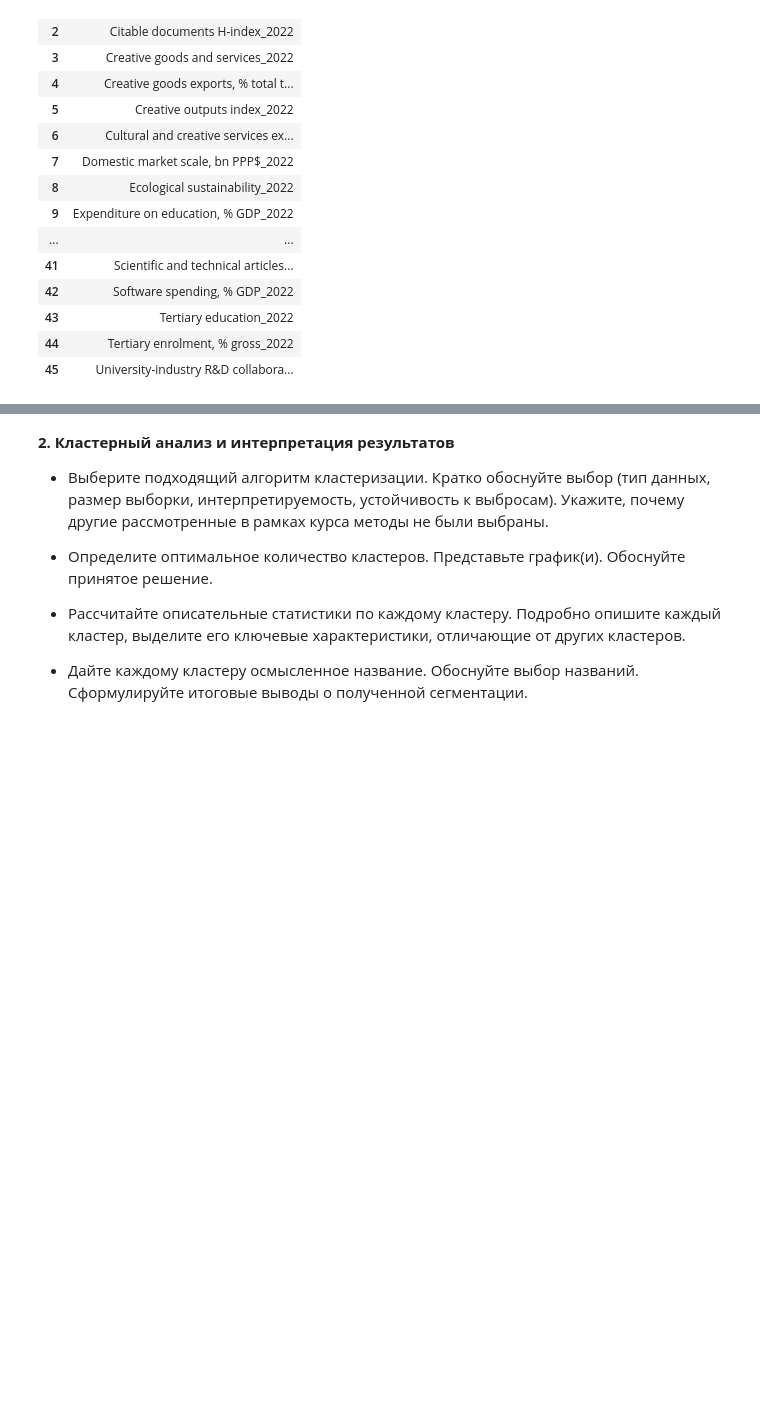
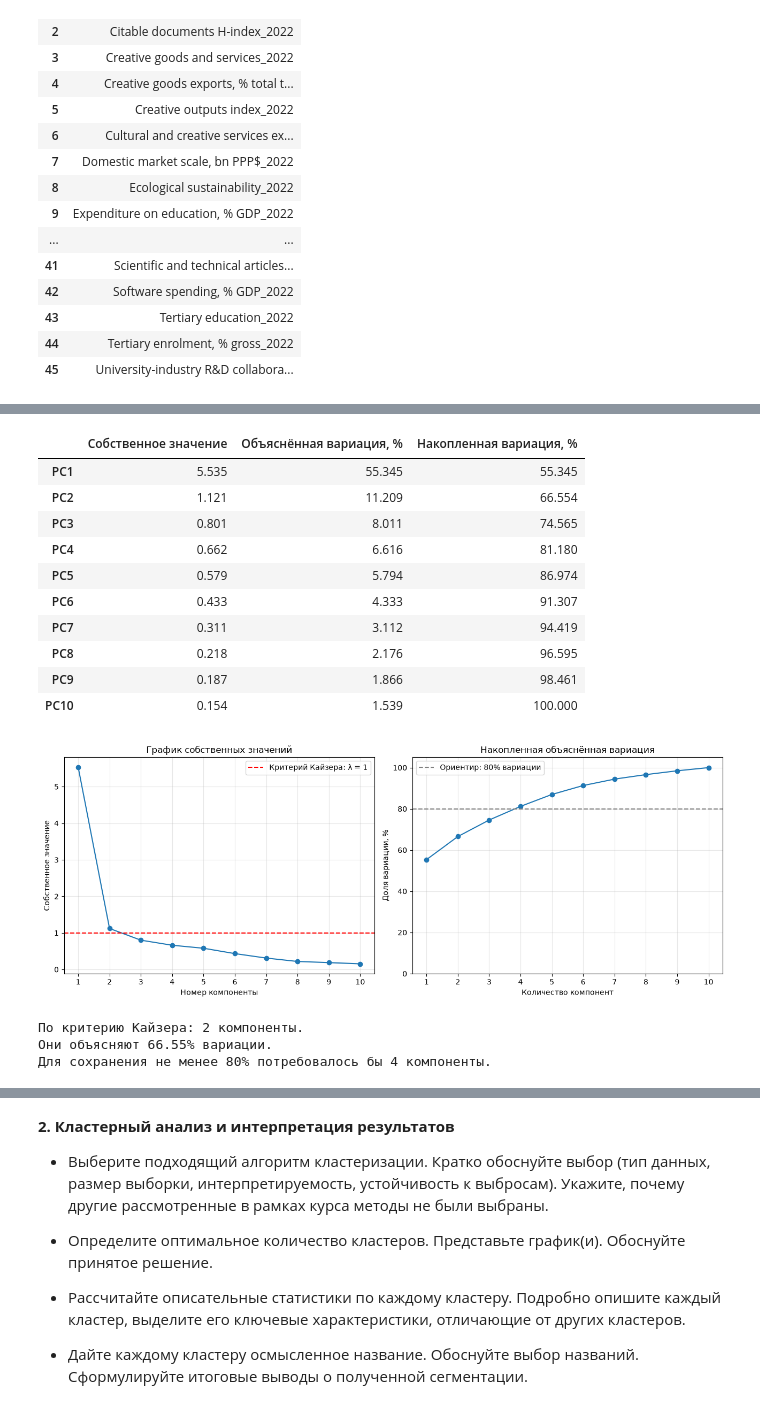
Before and after one commit to NickNatGame/Andan, a Jupyter notebook: NIS_ПЗ3.ipynb, the cells around one changed output, grey strips where cells are left out. Drawn from its saved outputs; the diff is of its cells as text; code cells hidden in the pictures; blank space fills up the shorter version.

```diff
--- a/NIS_ПЗ3.ipynb
+++ b/NIS_ПЗ3.ipynb
@@ -171,0 +263,61 @@ print(f'Исключено стран с пропусками: {len(df1) - len(X
+# %%
+scaler = StandardScaler()
+X_scaled = pd.DataFrame(
+    scaler.fit_transform(X), index=X.index, columns=features,
+)
+
+pca_full = PCA(svd_solver='full')
+pca_full.fit(X_scaled)
+
+# PCA использует дисперсию с ddof=1, а StandardScaler — с ddof=0.
+# Приводим собственные значения к шкале корреляционной матрицы.
+eigenvalues = pca_full.explained_variance_ * (len(X) - 1) / len(X)
+variance_share = pca_full.explained_variance_ratio_
+cumulative_share = np.cumsum(variance_share)
+
+pca_diagnostics = pd.DataFrame({
+    'Собственное значение': eigenvalues,
+    'Объяснённая вариация, %': variance_share * 100,
+    'Накопленная вариация, %': cumulative_share * 100,
+}, index=[f'PC{i + 1}' for i in range(len(features))])
+display(pca_diagnostics.round(3))
+
+component_numbers = np.arange(1, len(features) + 1)
+fig, axes = plt.subplots(1, 2, figsize=(13, 5))
+axes[0].plot(component_numbers, eigenvalues, marker='o')
+axes[0].axhline(1, color='red', linestyle='--', label='Критерий Кайзера: λ = 1')
+axes[0].set(title='График собственных значений',
+            xlabel='Номер компоненты', ylabel='Собственное значение')
+axes[0].legend()
+axes[1].plot(component_numbers, cumulative_share * 100, marker='o')
+axes[1].axhline(80, color='gray', linestyle='--', label='Ориентир: 80% вариации')
+axes[1].set(title='Накопленная объяснённая вариация',
+            xlabel='Количество компонент', ylabel='Доля вариации, %', ylim=(0, 105))
+axes[1].legend()
+for ax in axes:
+    ax.set_xticks(component_numbers)
+    ax.grid(alpha=0.3)
+plt.tight_layout()
+plt.show()
+
+n_components = int((eigenvalues > 1).sum())
+n_components_80 = int(np.searchsorted(cumulative_share, 0.8) + 1)
+print(f'По критерию Кайзера: {n_components} компоненты.')
+print(f'Они объясняют {cumulative_share[n_components - 1]:.2%} вариации.')
+print(f'Для сохранения не менее 80% потребовалось бы {n_components_80} компоненты.')
+# %% [output]
+|  | Собственное значение | Объяснённая вариация, % | Накопленная вариация, % |
+| PC1 | 5.535 | 55.345 | 55.345 |
+| PC2 | 1.121 | 11.209 | 66.554 |
+| PC3 | 0.801 | 8.011 | 74.565 |
+| PC4 | 0.662 | 6.616 | 81.180 |
+| PC5 | 0.579 | 5.794 | 86.974 |
+| PC6 | 0.433 | 4.333 | 91.307 |
+| PC7 | 0.311 | 3.112 | 94.419 |
+| PC8 | 0.218 | 2.176 | 96.595 |
+| PC9 | 0.187 | 1.866 | 98.461 |
+| PC10 | 0.154 | 1.539 | 100.000 |
+[figure, added]
+По критерию Кайзера: 2 компоненты.
+Они объясняют 66.55% вариации.
+Для сохранения не менее 80% потребовалось бы 4 компоненты.
```
Also changed, not shown: parts of 13 cells of this notebook.
